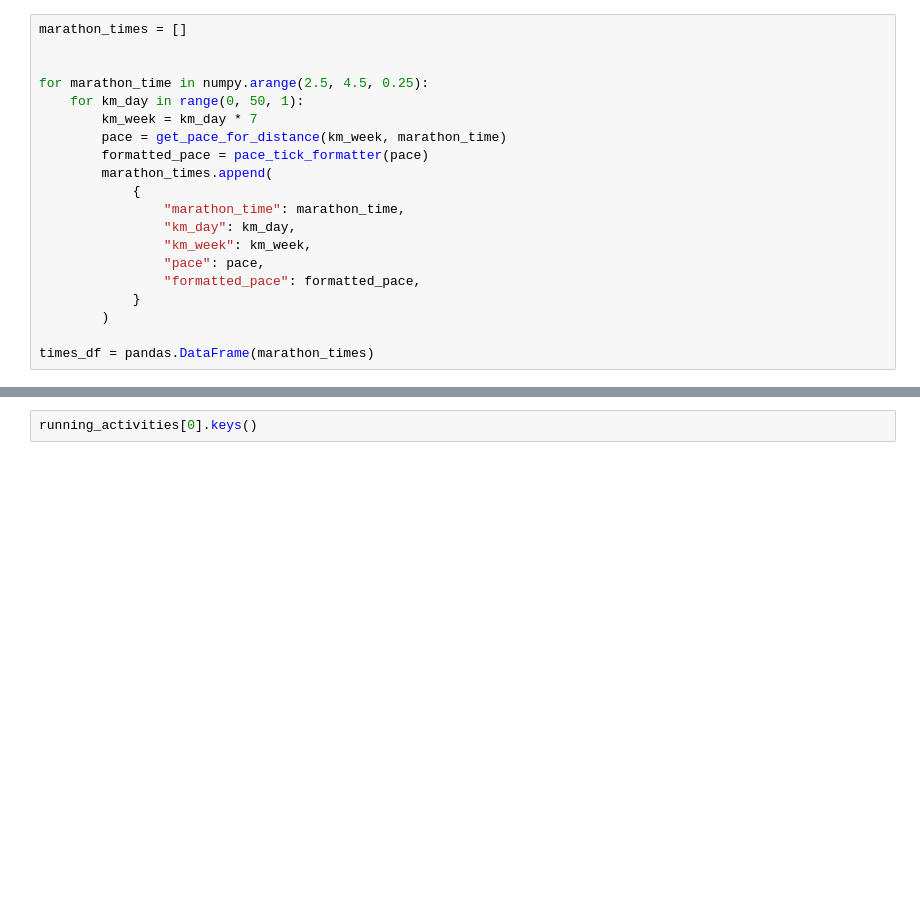
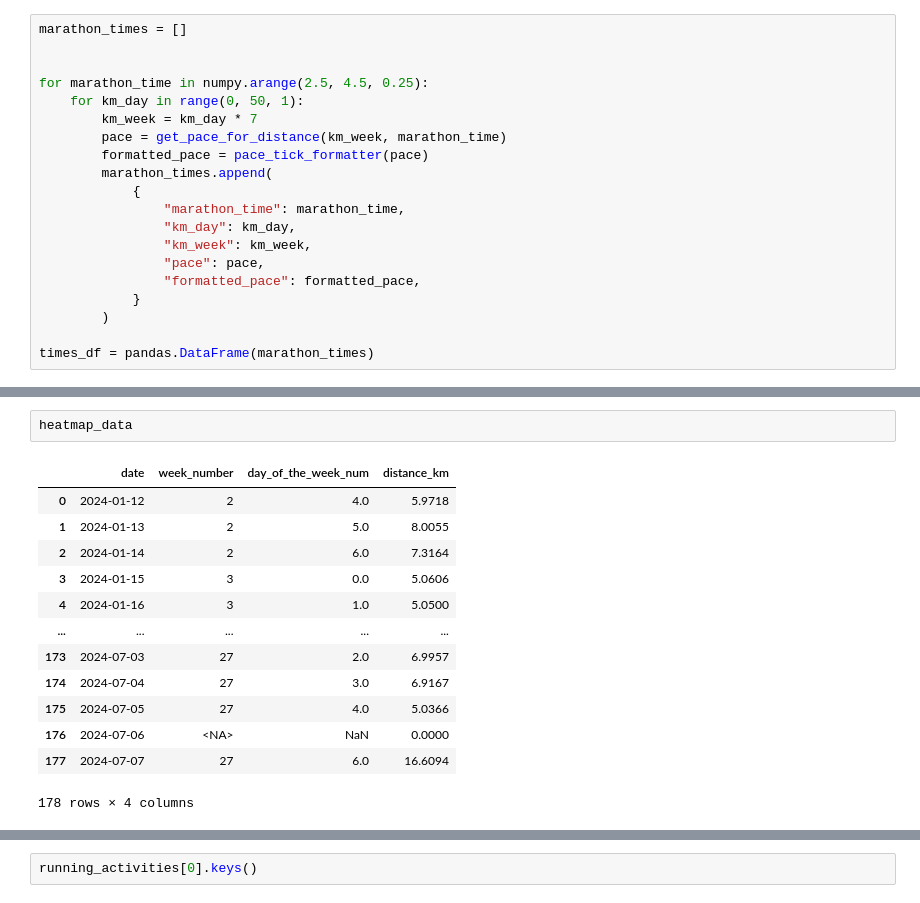
Before and after one commit to duarteocarmo/tandarunner, a Jupyter notebook: notebooks/strava-data.ipynb, the cells around one changed output, grey strips where cells are left out. Cells and saved outputs as stored; diff of their text form; blank space fills up the shorter version.

```diff
--- a/notebooks/strava-data.ipynb
+++ b/notebooks/strava-data.ipynb
@@ -513,0 +567,16 @@ current_form = (
+# %%
+heatmap_data
+# %% [output]
+|  | date | week_number | day_of_the_week_num | distance_km |
+| 0 | 2024-01-12 | 2 | 4.0 | 5.9718 |
+| 1 | 2024-01-13 | 2 | 5.0 | 8.0055 |
+| 2 | 2024-01-14 | 2 | 6.0 | 7.3164 |
+| 3 | 2024-01-15 | 3 | 0.0 | 5.0606 |
+| 4 | 2024-01-16 | 3 | 1.0 | 5.0500 |
+| ... | ... | ... | ... | ... |
+| 173 | 2024-07-03 | 27 | 2.0 | 6.9957 |
+| 174 | 2024-07-04 | 27 | 3.0 | 6.9167 |
+| 175 | 2024-07-05 | 27 | 4.0 | 5.0366 |
+| 176 | 2024-07-06 | <NA> | NaN | 0.0000 |
+| 177 | 2024-07-07 | 27 | 6.0 | 16.6094 |
+178 rows × 4 columns
```
Also changed, not shown: parts of 10 cells of this notebook, 8 other files.
